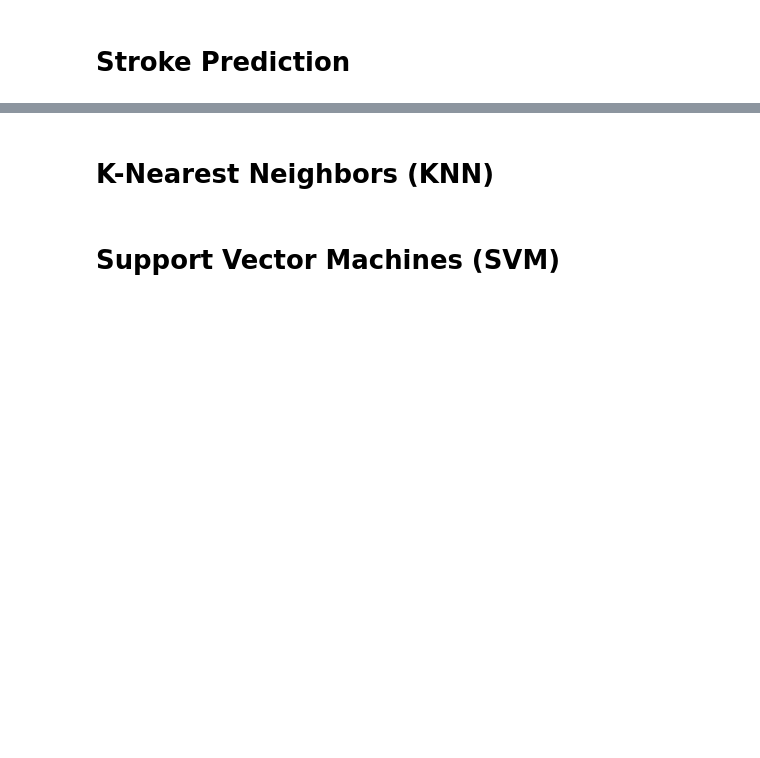
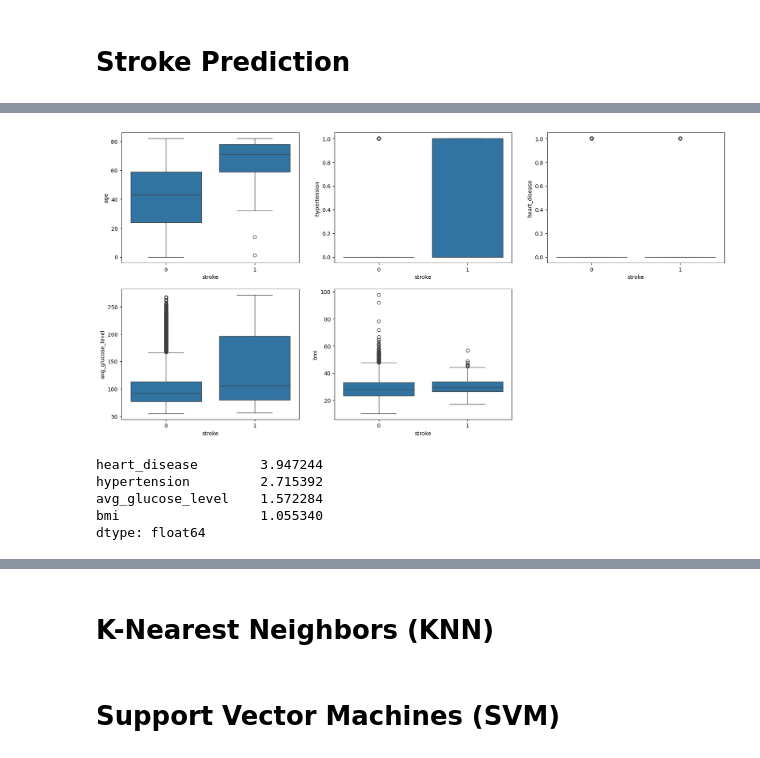
Before and after one commit to prvshkmr/prvshkmr.github.io, a Jupyter notebook: Stroke_Predication.ipynb, the cells around one changed output, grey strips where cells are left out. Drawn from its saved outputs; the diff is of its cells as text; code cells hidden in the pictures; blank space fills up the shorter version.

```diff
--- a/Stroke_Predication.ipynb
+++ b/Stroke_Predication.ipynb
@@ -111,0 +249,21 @@ dtype: float64
+# %%
+index = 0
+plt.figure(figsize=(20,20))
+for feature in numerical:
+    if feature != "stroke":
+        index += 1
+        plt.subplot(4,3,index)
+        sns.boxplot(x='stroke',y=feature,data=df)
+# %% [output]
+[figure, added]
+# %%
+skew_limit = 0.75 # This is our threshold-limit to evaluate skewness. Overall below abs(1) seems acceptable for the linear models.
+skew_vals = df[numerical].skew()
+skew_cols = skew_vals[abs(skew_vals)> skew_limit].sort_values(ascending=False)
+skew_cols
+# %% [output]
+heart_disease        3.947244
+hypertension         2.715392
+avg_glucose_level    1.572284
+bmi                  1.055340
+dtype: float64
```
Also changed, not shown: parts of 37 cells of this notebook.
